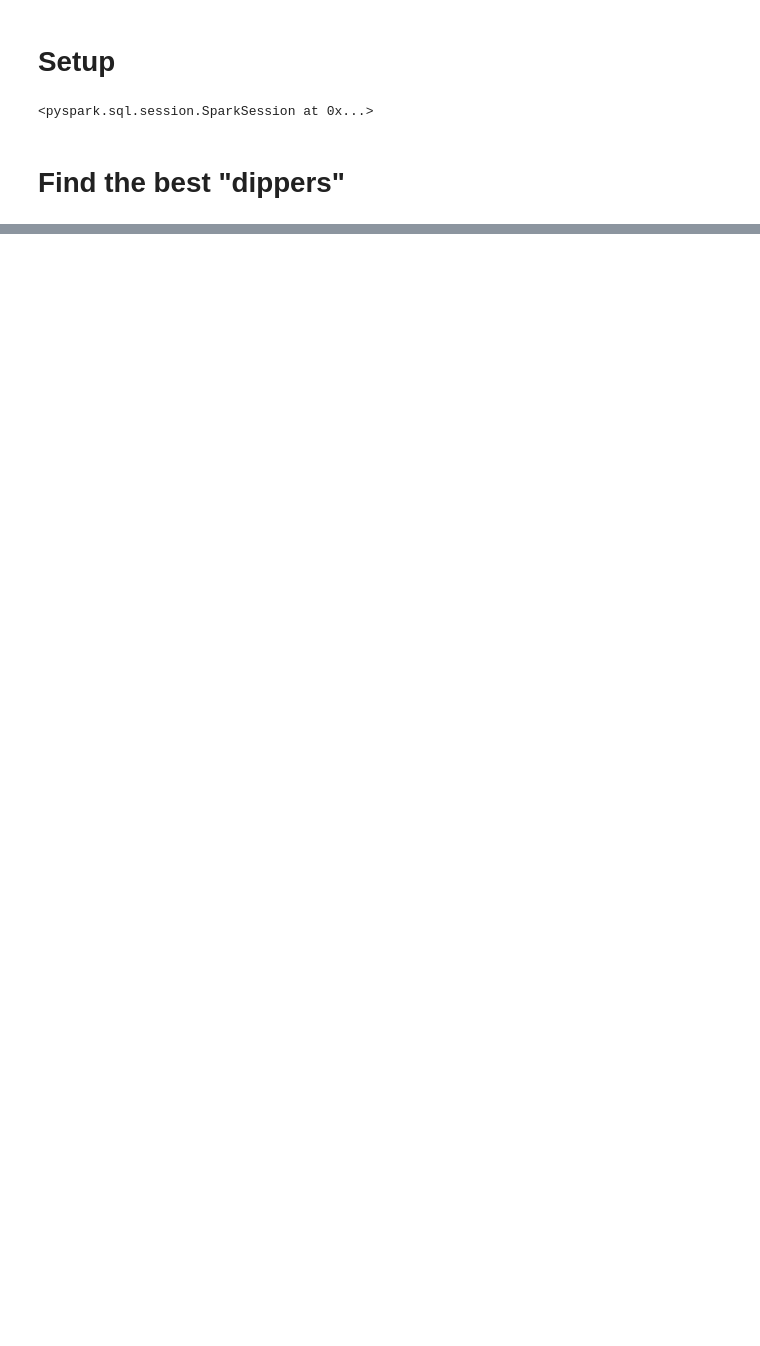
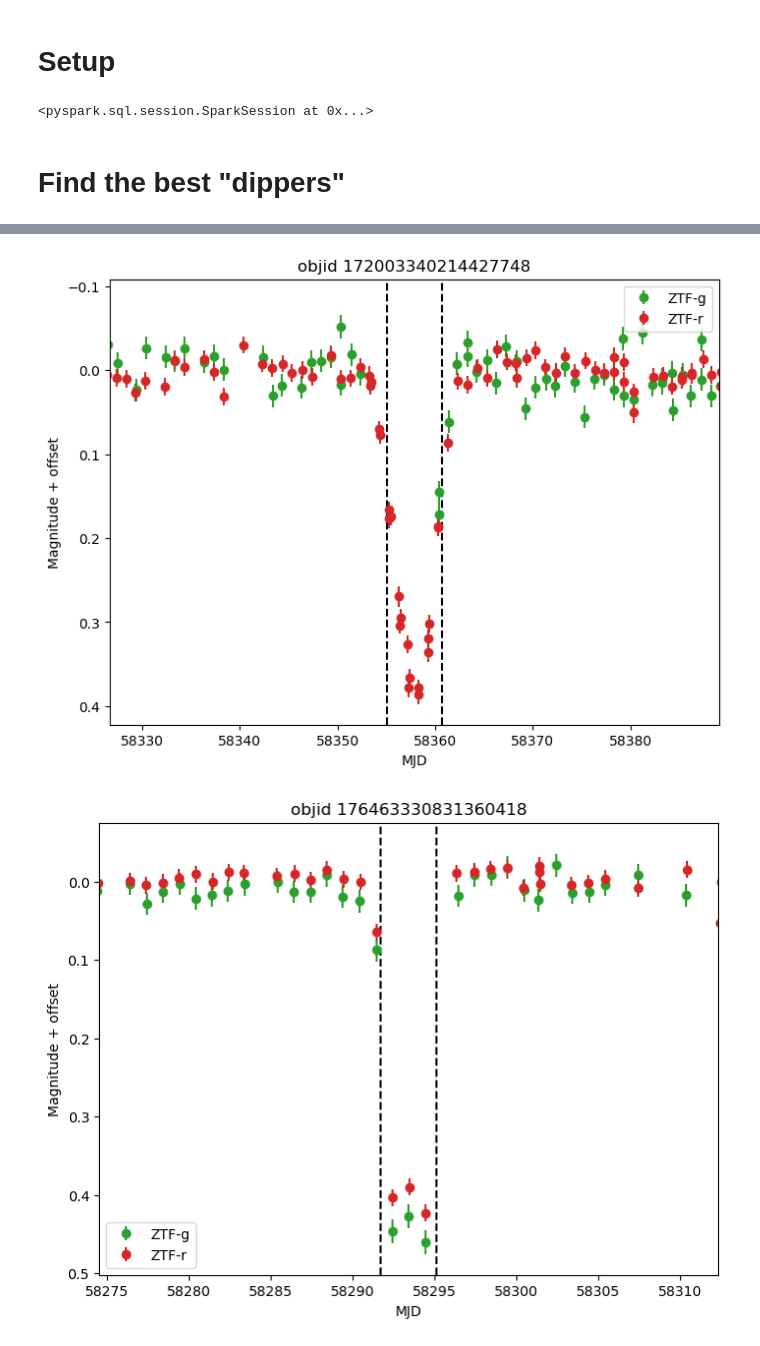
Before and after one commit to dirac-institute/ZTF_Boyajian, a Jupyter notebook: dipper_detection.ipynb, the cells around one changed output, grey strips where cells are left out. Cells and saved outputs as stored; diff of their text form; code cells hidden in the pictures; blank space fills up the shorter version.

Commit message:
Update to the new dipper algorithm

```diff
--- a/dipper_detection.ipynb
+++ b/dipper_detection.ipynb
@@ -19,8 +19,8 @@ def spark_start(local_dir):
             SparkSession.builder
             .appName("LSD2")
             .config("spark.sql.warehouse.dir", local_dir)
-            #.config('spark.master', "local[6]")
-            .config('spark.master', "local[24]")
+            .config('spark.master', "local[6]")
+            #.config('spark.master', "local[24]")
             .config('spark.driver.memory', '8G') # 128
             .config('spark.local.dir', local_dir)
             .config('spark.memory.offHeap.enabled', 'true')
@@ -47,7 +47,7 @@ spark_session
 # %%
 # Load a small catalog where we have used loose selection cuts
 # to find dippers.
-wtf = catalog.load('wtf_full_oct19_4')
+wtf = catalog.load('wtf_full_oct19_6')
 # %%
 # Recalculate the dipper scores. Note, Spark uses lazy evaluation, so
 # this doesn't actually do anything until we do something with
@@ -57,7 +57,7 @@ rescored_wtf = (
     .drop('dip')
     .select(
         '*',
-        dipper.build_analyze_dip_udf(max_gap=2.5, min_dip_time=2.)(
+        dipper.build_measure_dip_udf()(
             wtf['mjd_g'],
             wtf['mag_g'],
             wtf['magerr_g'],
@@ -69,17 +69,31 @@ rescored_wtf = (
             wtf['magerr_r'],
             wtf['xpos_r'],
             wtf['ypos_r'],
-            wtf['catflags_r']
+            wtf['catflags_r'],
+            wtf['mjd_i'],
+            wtf['mag_i'],
+            wtf['magerr_i'],
+            wtf['xpos_i'],
+            wtf['ypos_i'],
+            wtf['catflags_i'],
         ).alias('dip'),
     )
     .where(
-        (sparkfunc.col("dip.significance") > 20)
-        & (sparkfunc.col("dip.reference_stability") < 1.3)
+        (sparkfunc.col("dip.significant_observation_count") >= 3)
+        & (sparkfunc.col("dip.core_not_significant_fraction") <= 0.2)
+        & (sparkfunc.col("dip.significant_width") >= 1)
+        & (sparkfunc.col("dip.significance") >= 5)
+        & (sparkfunc.col("dip.ref_pull_std") < 1.5)
+        & (sparkfunc.col("dip.ref_large_pull_fraction") < 0.1)
+        & (sparkfunc.col("dip.max_gap") < 2.)
     )
 )
 # %%
 %%time
 
 # Get the best dippers
-best_dippers = rescored_wtf.sort(rescored_wtf['dip.score'].desc()).head(1000)
+print(f"Initial dataset: {wtf.count()} light curves.")
+#best_dippers = rescored_wtf.sort(rescored_wtf['dip.significance'].desc()).head(1000)
+best_dippers = rescored_wtf.sort(rescored_wtf['dip.significance'].desc()).collect()
+print(f"Found {len(best_dippers)} dippers")
 # %% [output]
@@ -90,4 +109,6 @@ Wall time: 24.5 s
 # %%
 # Plot a light curve
-dipper.plot_light_curve(best_dippers[0], verbose=False)
+for i in range(10):
+    dipper.plot_light_curve(best_dippers[i], verbose=False, zoom=True)
+    #dipper.plot_dip(best_dippers[i])
 # %% [output]
@@ -95,0 +115,2 @@ dipper.plot_light_curve(best_dippers[0], verbose=False)
+[figure, added]
+[figure, added]
```
Also changed, not shown: parts of 14 cells of this notebook, 2 other files.
